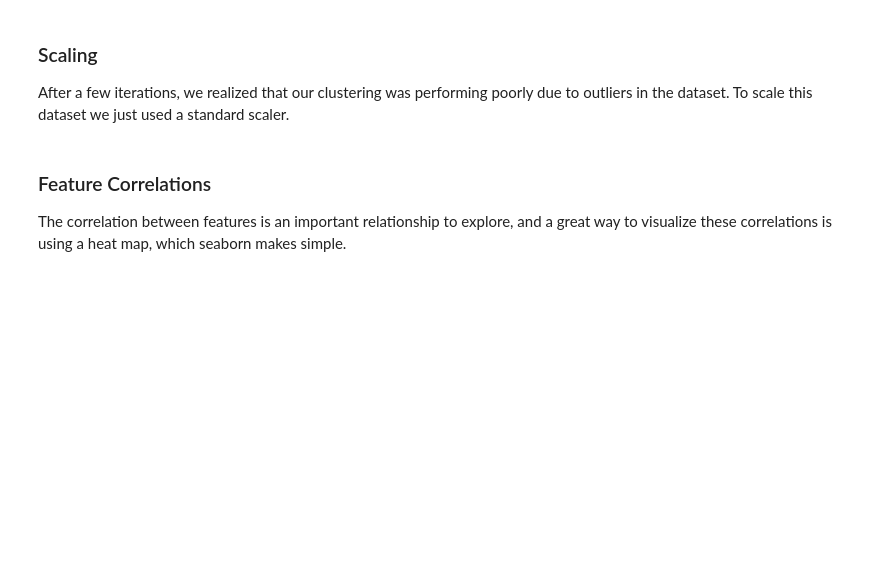
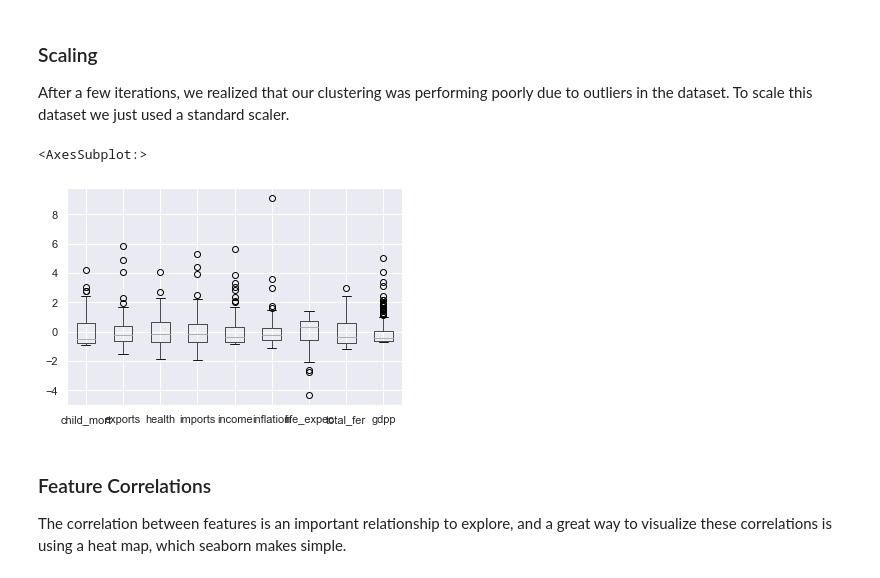
Before and after one commit to jdn5126/CommunitySegmentation, a Jupyter notebook: Country.ipynb, the cells around one changed output. Drawn from its saved outputs; the diff is of its cells as text; code cells hidden in the pictures; blank space fills up the shorter version.

```diff
--- a/Country.ipynb
+++ b/Country.ipynb
@@ -51,6 +51,11 @@ After a few iterations, we realized that our clustering was performing poorly du
 from sklearn.preprocessing import StandardScaler
 scaler = StandardScaler()
 df_scaled = pd.DataFrame(scaler.fit_transform(df), index=df.index, columns=df.columns)
+# %%
+df_scaled.boxplot()
+# %% [output]
+<AxesSubplot:>
+[figure, added]
 # %% [markdown]
 ### Feature Correlations
 
```
Also changed, not shown: parts of 21 cells of this notebook.
